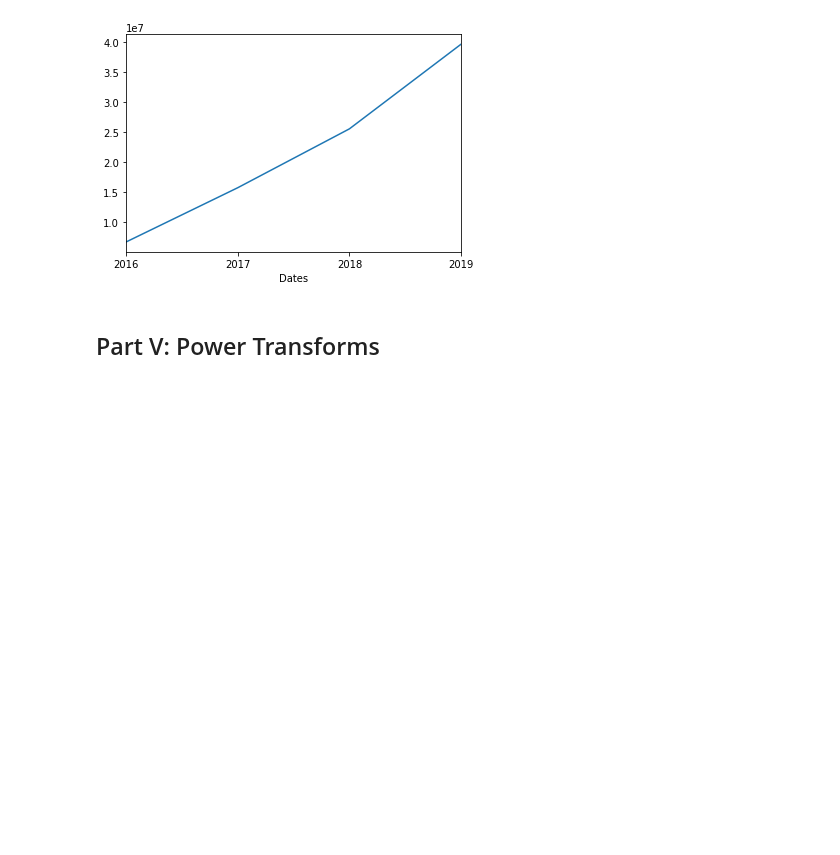
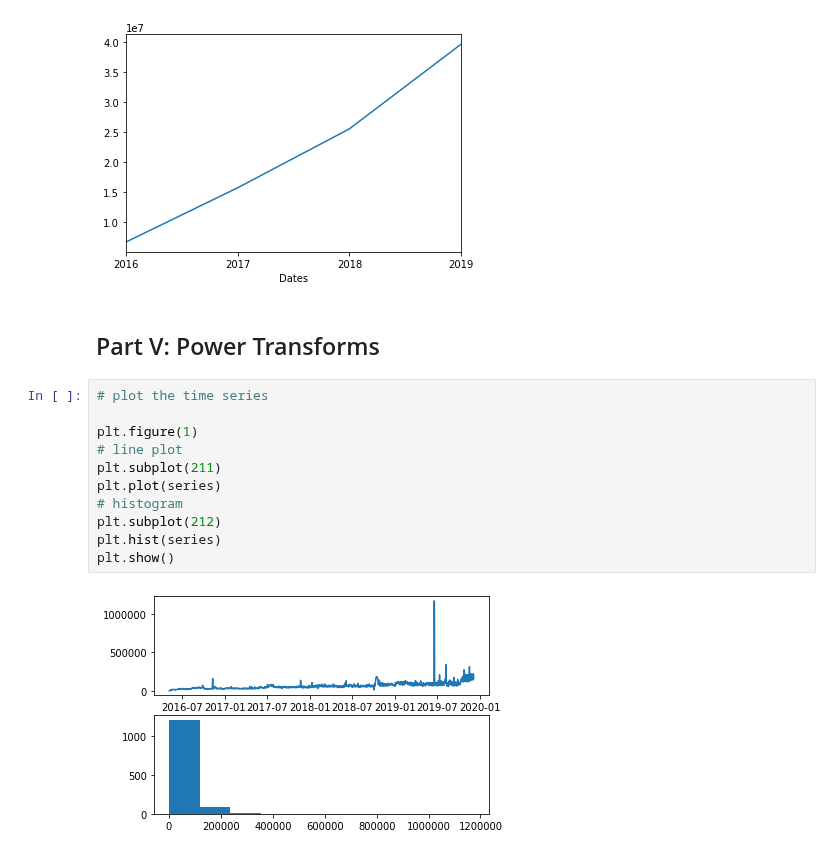
Before and after one commit to ayosamobitade/Time-Series-Analytic-Projects, a Jupyter notebook: forum pageviews/forum pageview.ipynb, the cells around one changed output. Drawn from its saved outputs; the diff is of its cells as text; blank space fills up the shorter version.

Commit message:
Time series

```diff
--- a/forum pageviews/forum pageview.ipynb
+++ b/forum pageviews/forum pageview.ipynb
@@ -400,3 +400,16 @@ Freq: A-DEC, Name: value, dtype: int64
 [figure]
 # %% [markdown]
 ## Part V: Power Transforms
+# %%
+# plot the time series
+
+plt.figure(1)
+# line plot
+plt.subplot(211)
+plt.plot(series)
+# histogram
+plt.subplot(212)
+plt.hist(series)
+plt.show()
+# %% [output]
+[figure, added]
```
